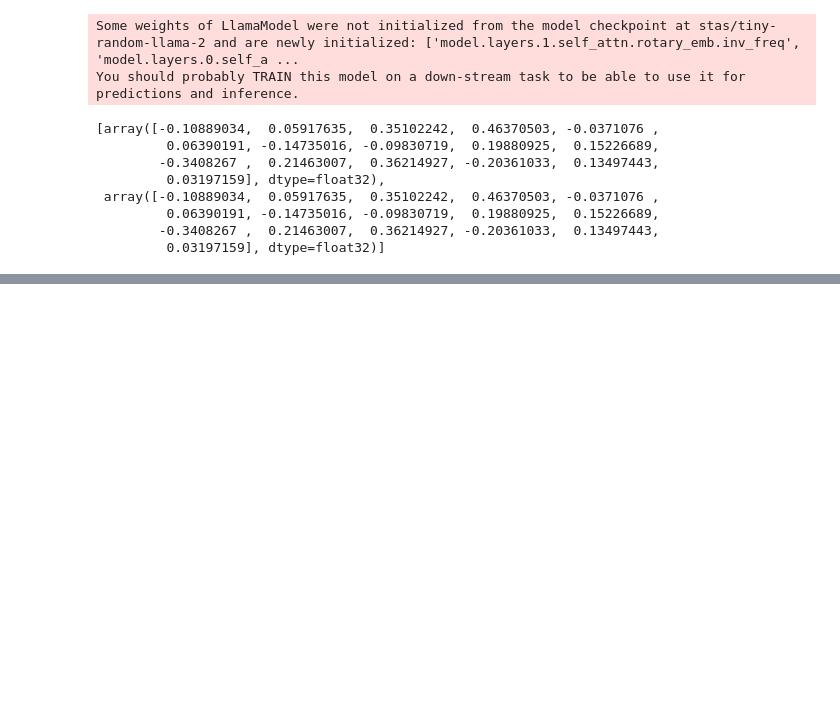
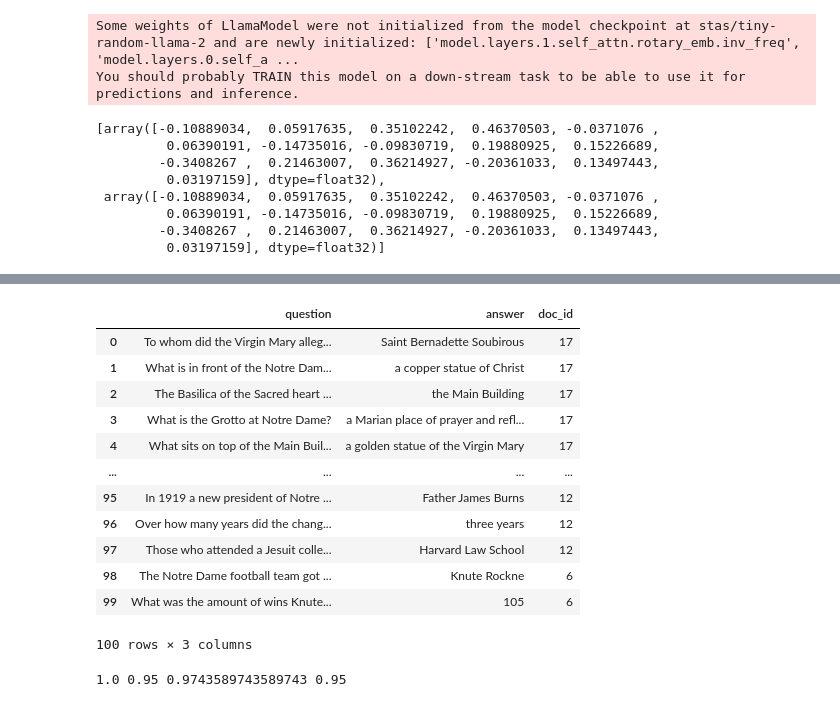
Before and after one commit to Reventh-Sharma/LLM-Embed, a Jupyter notebook: test.ipynb, the cells around one changed output, grey strips where cells are left out. Drawn from its saved outputs; the diff is of its cells as text; code cells hidden in the pictures; blank space fills up the shorter version.

Commit message:
Minor bugfix on embedding model

```diff
--- a/test.ipynb
+++ b/test.ipynb
@@ -246,0 +266,9 @@ llmmodel.embed_documents(["Hey Tutor! What is Data Science?", "Hey Tutor! What i
+# %%
+embedding_model = 'instruct_embeddings'
+llm_model = 'hf_stas/tiny-random-llama-2'
+embed_device = 'cuda:0'
+llm_device = 'cuda:0'
+base_data_dir = '.cache'
+cache_dir = base_data_dir
+dataset_name = 'squad'
+debug = True
@@ -246,0 +323,18 @@ llmmodel.embed_documents(["Hey Tutor! What is Data Science?", "Hey Tutor! What i
+# %%
+dataset = get_parsed_data(dataset_name, base_data_dir=base_data_dir, debug=True)
+# %%
+dataset
+# %% [output]
+|  | question | answer | doc_id |
+| 0 | To whom did the Virgin Mary alleg... | Saint Bernadette Soubirous | 17 |
+| 1 | What is in front of the Notre Dam... | a copper statue of Christ | 17 |
+| 2 | The Basilica of the Sacred heart ... | the Main Building | 17 |
+| 3 | What is the Grotto at Notre Dame? | a Marian place of prayer and refl... | 17 |
+| 4 | What sits on top of the Main Buil... | a golden statue of the Virgin Mary | 17 |
+| ... | ... | ... | ... |
+| 95 | In 1919 a new president of Notre ... | Father James Burns | 12 |
+| 96 | Over how many years did the chang... | three years | 12 |
+| 97 | Those who attended a Jesuit colle... | Harvard Law School | 12 |
+| 98 | The Notre Dame football team got ... | Knute Rockne | 6 |
+| 99 | What was the amount of wins Knute... | 105 | 6 |
+100 rows × 3 columns
@@ -246,0 +368,4 @@ llmmodel.embed_documents(["Hey Tutor! What is Data Science?", "Hey Tutor! What i
+# %%
+print(precision, recall, f1_score, accuracy)
+# %% [output]
+1.0 0.95 0.9743589743589743 0.95
```
Also changed, not shown: parts of 8 cells of this notebook, 2 other files.
